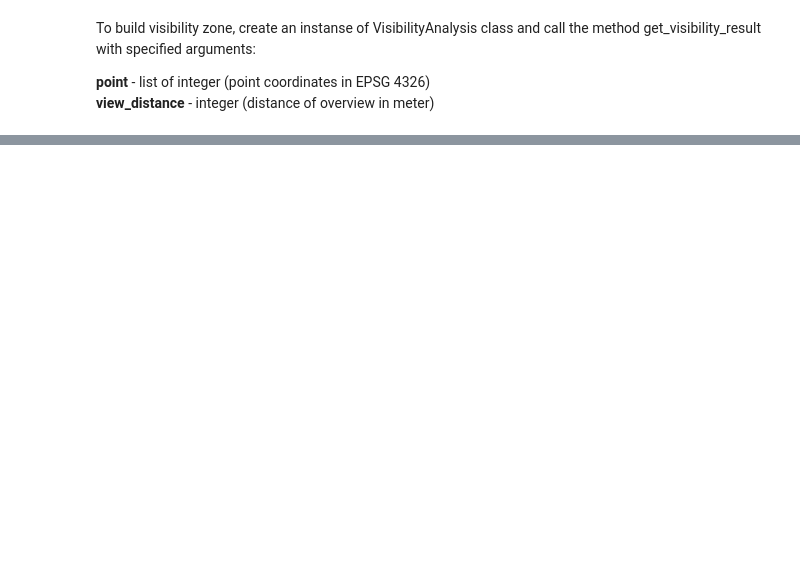
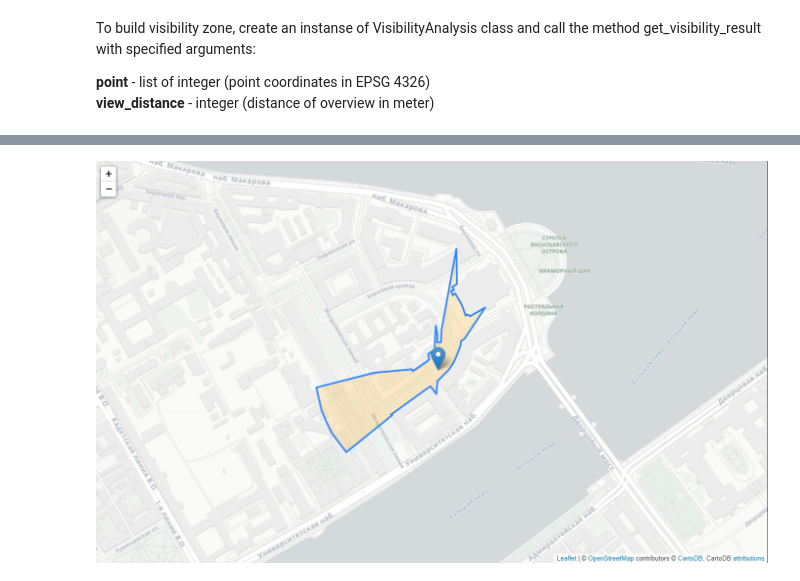
Before and after one commit to iduprojects/CityGeoTools, a Jupyter notebook: notebook_examples/visibility_analysis.ipynb, the cells around one changed output, grey strips where cells are left out. Drawn from its saved outputs; the diff is of its cells as text; code cells hidden in the pictures; blank space fills up the shorter version.

Commit message:
add example image

```diff
--- a/notebook_examples/visibility_analysis.ipynb
+++ b/notebook_examples/visibility_analysis.ipynb
@@ -59,0 +49,5 @@ map
+# %%
+from IPython.display import Image, display
+display(Image(filename='../img/visibility_analysis.png', embed=True))
+# %% [output]
+[figure, added]
```
Also changed, not shown: parts of 3 cells of this notebook, 1 other file.
